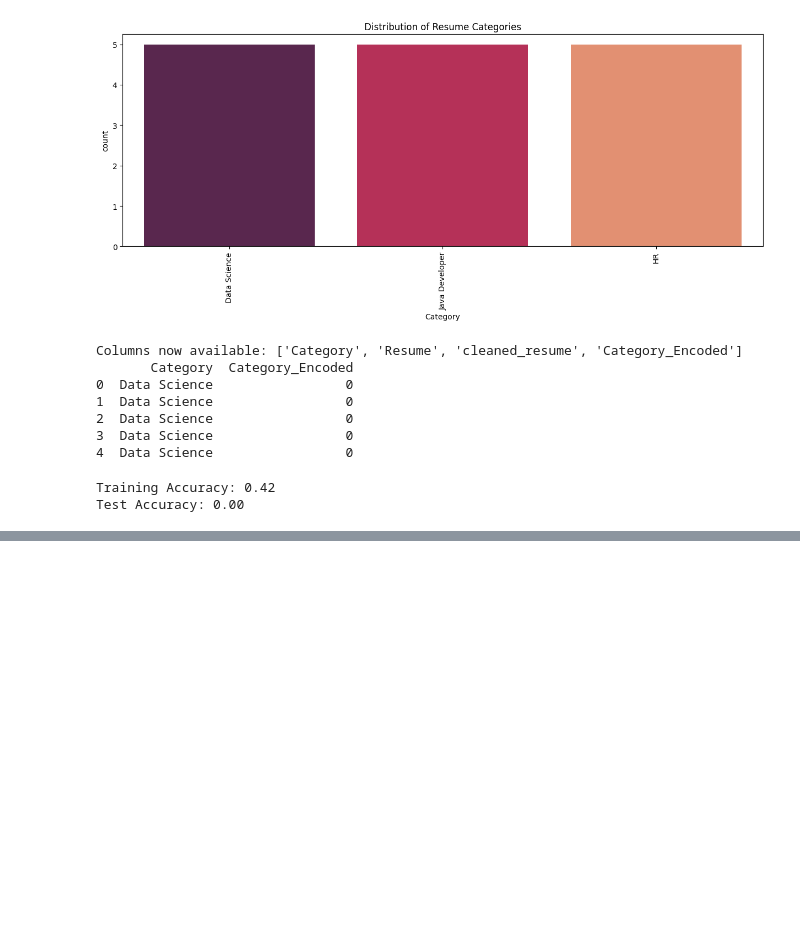
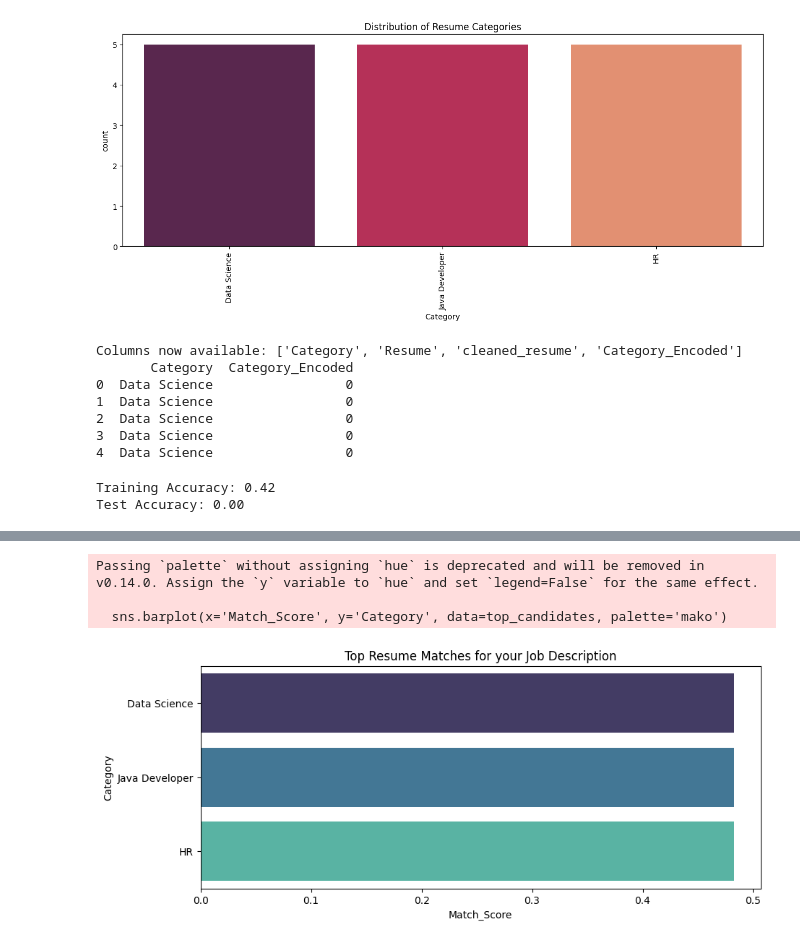
Before and after one commit to Kira2168/FUTURE_ML_01, a Jupyter notebook: Task_3_Resume_Screening/task3_resume_screening.ipynb, the cells around one changed output, grey strips where cells are left out. Cells and saved outputs as stored; diff of their text form; code cells hidden in the pictures; blank space fills up the shorter version.

```diff
--- a/Task_3_Resume_Screening/task3_resume_screening.ipynb
+++ b/Task_3_Resume_Screening/task3_resume_screening.ipynb
@@ -136,3 +136,33 @@ print(f'Test Accuracy: {clf.score(X_test, y_test):.2f}')
 # %% [output]
 Training Accuracy: 0.42
 Test Accuracy: 0.00
+# %%
+from sklearn.metrics.pairwise import cosine_similarity
+
+def rank_candidates(job_desc, database_df):
+    # 1. Clean the Job Description
+    clean_job = clean_resume(job_desc)
+
+    # 2. Add the Job Description to the list of resumes
+    all_texts = [clean_job] + list(database_df['cleaned_resume'])
+
+    # 3. Vectorize everything together
+    vectorizer = TfidfVectorizer(stop_words='english')
+    tfidf_matrix = vectorizer.fit_transform(all_texts)
+
+    # 4. Calculate Similarity between the Job (Index 0) and all Resumes (Index 1+)
+    # This measures the "Angle" between the Job and the Resumes
+    scores = cosine_similarity(tfidf_matrix[0:1], tfidf_matrix[1:])
+
+    # 5. Add scores to the dataframe
+    database_df['Match_Score'] = scores[0]
+
+    # 6. Return the top matches
+    return database_df.sort_values(by='Match_Score', ascending=False)
+
+# --- TEST IT ---
+my_job = "Looking for a Data Scientist who knows Python and SQL"
+results = rank_candidates(my_job, resume_df)
+
+print("Top 3 Candidates for this Job:")
+display(results[['Category', 'Match_Score']].head(3))
@@ -138,0 +175,11 @@ Test Accuracy: 0.00
+# %%
+top_candidates = results.head(5)
+plt.figure(figsize=(10, 4))
+sns.barplot(x='Match_Score', y='Category', data=top_candidates, palette='mako')
+plt.title('Top Resume Matches for your Job Description')
+plt.show()
+# %% [output]
+Passing `palette` without assigning `hue` is deprecated and will be removed in v0.14.0. Assign the `y` variable to `hue` and set `legend=False` for the same effect.
+
+  sns.barplot(x='Match_Score', y='Category', data=top_candidates, palette='mako')
+[figure, added]
```
Also changed, not shown: parts of 1 cell of this notebook.
